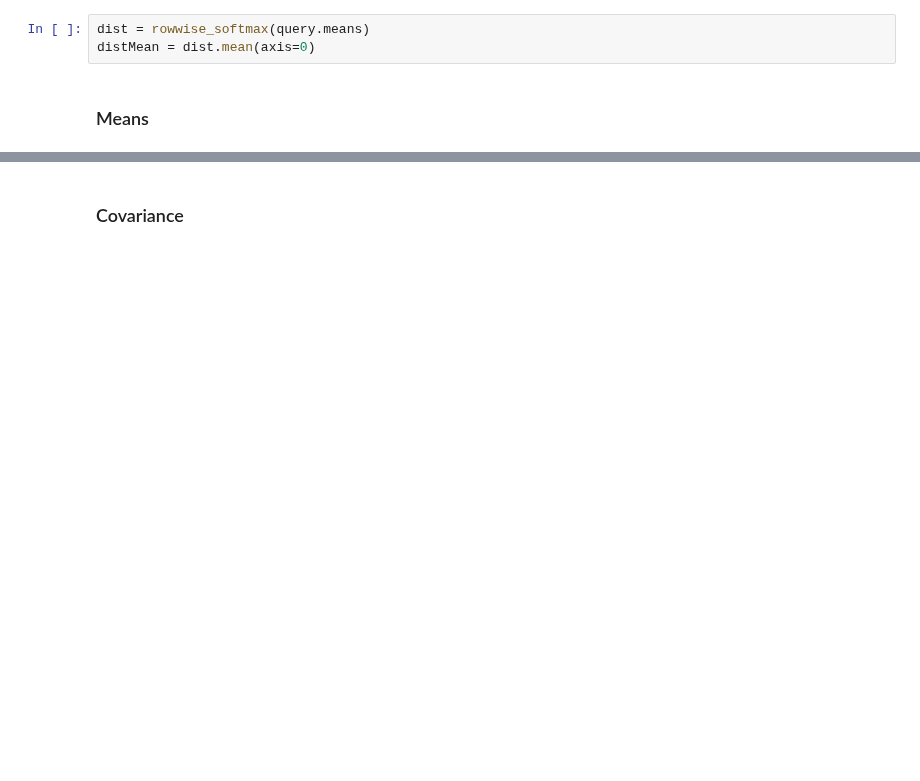
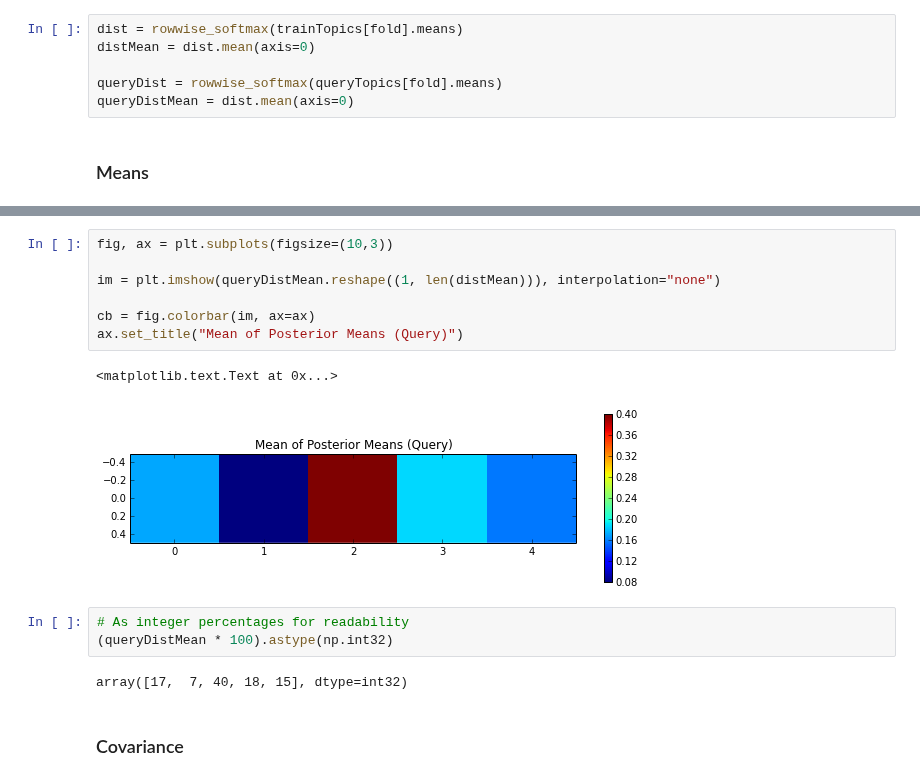
Before and after one commit to budgefeeney/sidetopics, a Jupyter notebook: src/notebooks/StmResultsSheet.ipynb, the cells around one changed output, grey strips where cells are left out. Saved outputs shown, nothing was run; the diff lists cells and outputs as text; blank space fills up the shorter version.

```diff
--- a/src/notebooks/ResultsSheet.ipynb
+++ b/src/notebooks/StmResultsSheet.ipynb
@@ -336,5 +421,8 @@ Obviously it would probably help inference if I randomly re-ordered this - I'd f
 # %%
-dist = rowwise_softmax(query.means)
+dist = rowwise_softmax(trainTopics[fold].means)
 distMean = dist.mean(axis=0)
+
+queryDist = rowwise_softmax(queryTopics[fold].means)
+queryDistMean = dist.mean(axis=0)
 # %% [markdown]
 ### Means
@@ -361,3 +444,18 @@ array([1, 3, 3, 4, 2, 3, 6, 3, 3, 3, 2, 3, 3, 2, 2, 3, 2, 3, 3, 3, 3, 3, 2,
+# %%
+fig, ax = plt.subplots(figsize=(10,3))
+
+im = plt.imshow(queryDistMean.reshape((1, len(distMean))), interpolation="none")
+
+cb = fig.colorbar(im, ax=ax)
+ax.set_title("Mean of Posterior Means (Query)")
+# %% [output]
+<matplotlib.text.Text at 0x...>
+[figure, added]
+# %%
+# As integer percentages for readability
+(queryDistMean * 100).astype(np.int32)
+# %% [output]
+array([17,  7, 40, 18, 15], dtype=int32)
 # %% [markdown]
 ### Covariance
 # %%
```
Also changed, not shown: parts of 42 cells of this notebook, 1 other file.
